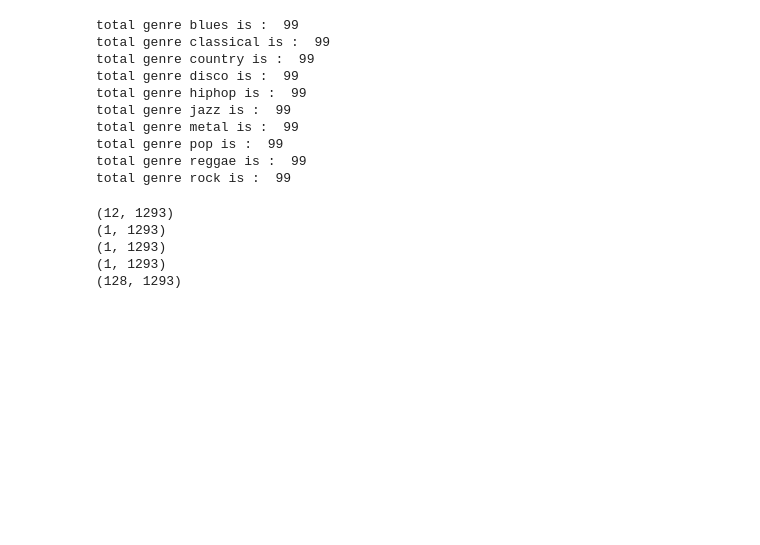
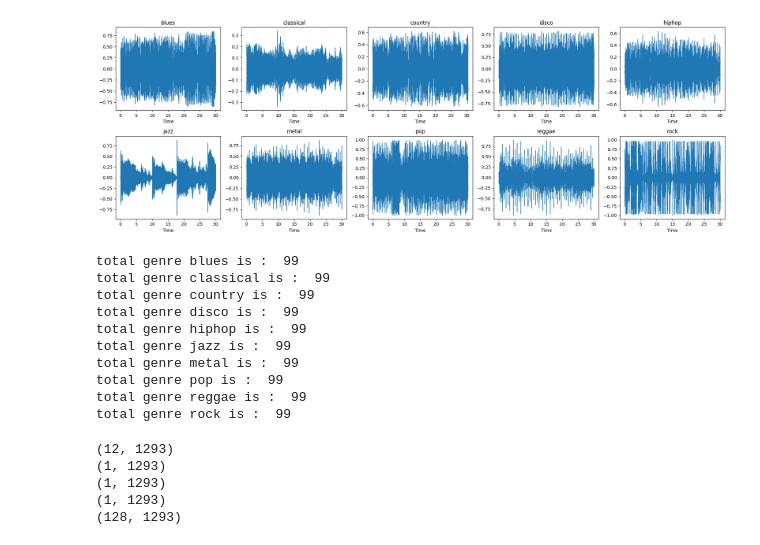
Before and after one commit to TeddyDharma/Audio-Classification, a Jupyter notebook: audio_classification.ipynb, the cells around one changed output. Drawn from its saved outputs; the diff is of its cells as text; code cells hidden in the pictures; blank space fills up the shorter version.

```diff
--- a/audio_classification.ipynb
+++ b/audio_classification.ipynb
@@ -19,3 +11,22 @@ from sklearn.model_selection import train_test_split
+# %%
+fig = plt.figure(figsize=(20, 7))
+rows = 2
+columns = 5
+random_choice = random.randint(a=0, b=99)
+
+for i, class_i in enumerate(os.listdir("./data/genres_original/")):
+    audio_choice = os.listdir(f'./data/genres_original/{class_i}/')[random_choice]
+    audio, sr = librosa.load(path=os.path.join(f'./data/genres_original/{class_i}/', audio_choice))
+
+    ax = fig.add_subplot(rows, columns, i + 1)
+    librosa.display.waveshow(audio, sr=sr, ax=ax)
+    ax.axis()
+    ax.set_title(f'{class_i}')
+
+plt.tight_layout()
+plt.show()
+# %% [output]
+[figure, added]
 # %%
 def check_total_wav(base_dir):
     genres  = os.listdir(base_dir)
```
Also changed, not shown: parts of 3 cells of this notebook.
